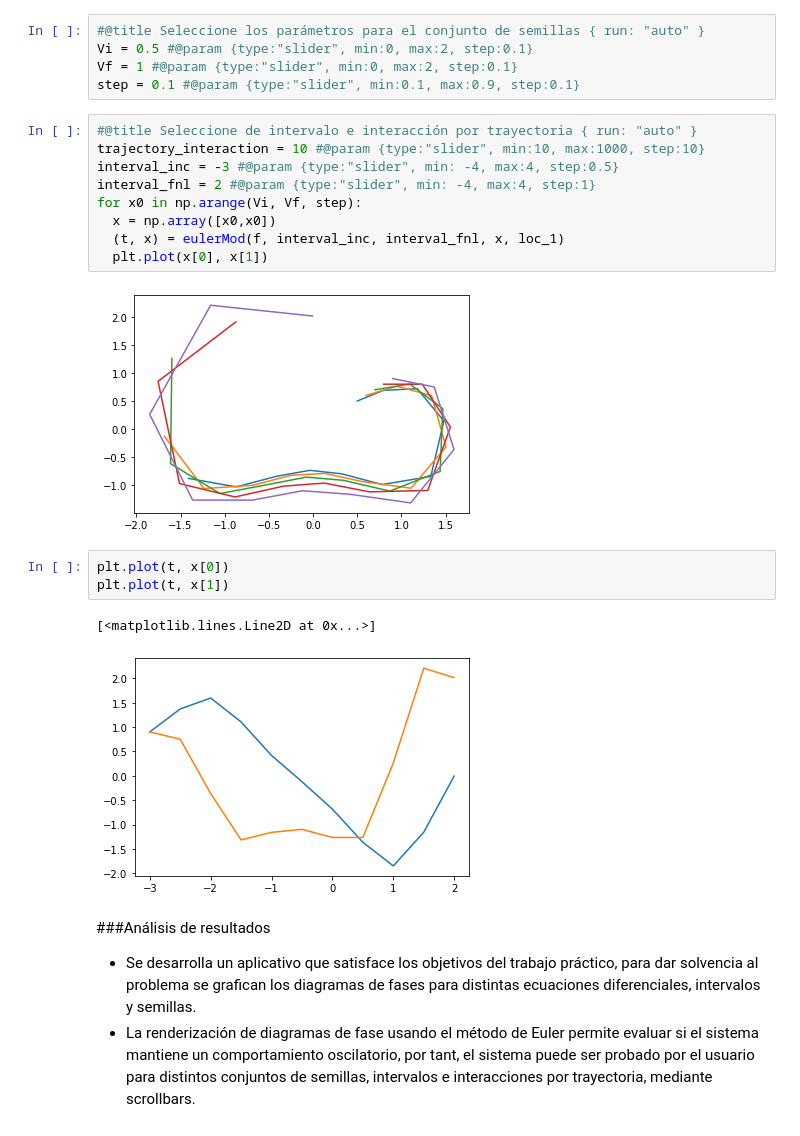
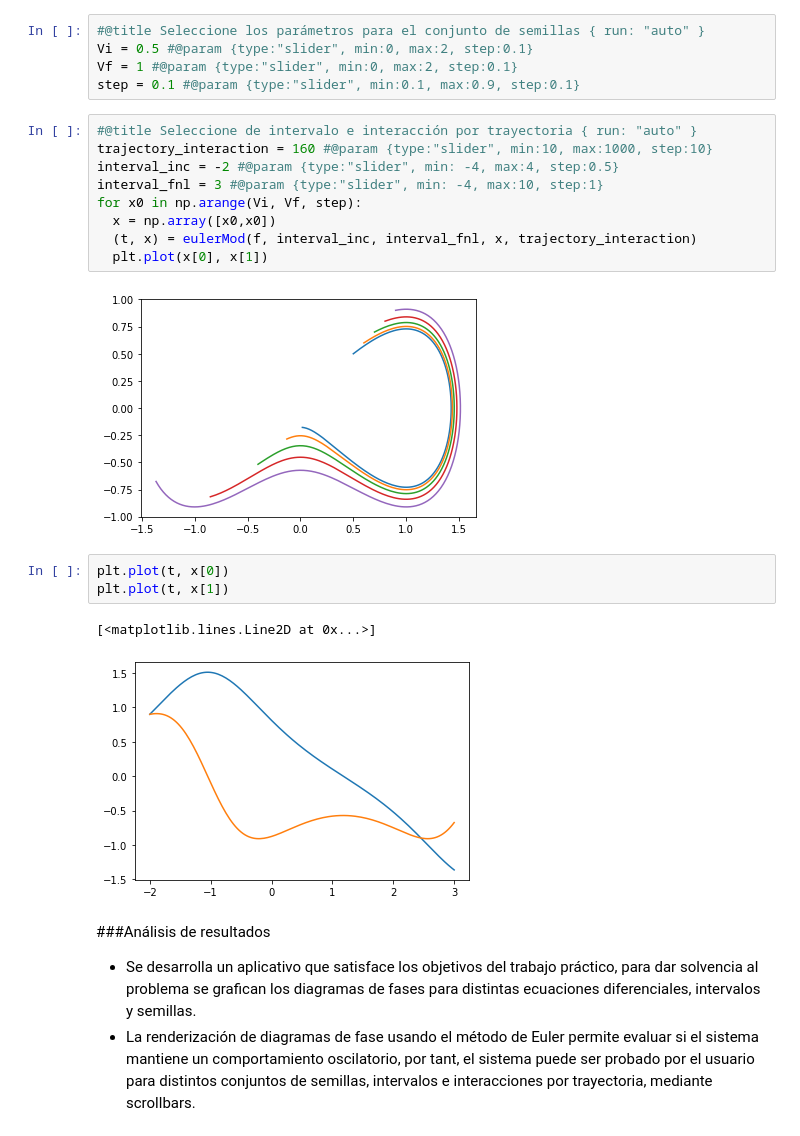
Before and after one commit to RonnyGuevara/Fractal_Images, a Jupyter notebook: TP2/TP2_FI.ipynb, the cells around one changed output. Saved outputs shown, nothing was run; the diff lists cells and outputs as text.

```diff
--- a/TP2/TP2_FI.ipynb
+++ b/TP2/TP2_FI.ipynb
@@ -230,21 +230,21 @@ Vf = 1 #@param {type:"slider", min:0, max:2, step:0.1}
 step = 0.1 #@param {type:"slider", min:0.1, max:0.9, step:0.1}
 # %%
 #@title Seleccione de intervalo e interacción por trayectoria { run: "auto" }
-trajectory_interaction = 10 #@param {type:"slider", min:10, max:1000, step:10}
-interval_inc = -3 #@param {type:"slider", min: -4, max:4, step:0.5}
-interval_fnl = 2 #@param {type:"slider", min: -4, max:4, step:1}
+trajectory_interaction = 160 #@param {type:"slider", min:10, max:1000, step:10}
+interval_inc = -2 #@param {type:"slider", min: -4, max:4, step:0.5}
+interval_fnl = 3 #@param {type:"slider", min: -4, max:10, step:1}
 for x0 in np.arange(Vi, Vf, step):
   x = np.array([x0,x0])
-  (t, x) = eulerMod(f, interval_inc, interval_fnl, x, loc_1)
+  (t, x) = eulerMod(f, interval_inc, interval_fnl, x, trajectory_interaction)
   plt.plot(x[0], x[1])
 # %% [output]
-[figure, old version]
+[figure, new version]
 # %%
 plt.plot(t, x[0])
 plt.plot(t, x[1])
 # %% [output]
 [<matplotlib.lines.Line2D at 0x...>]
-[figure, old version]
+[figure, new version]
 # %% [markdown]
 ###Análisis de resultados
 
```
